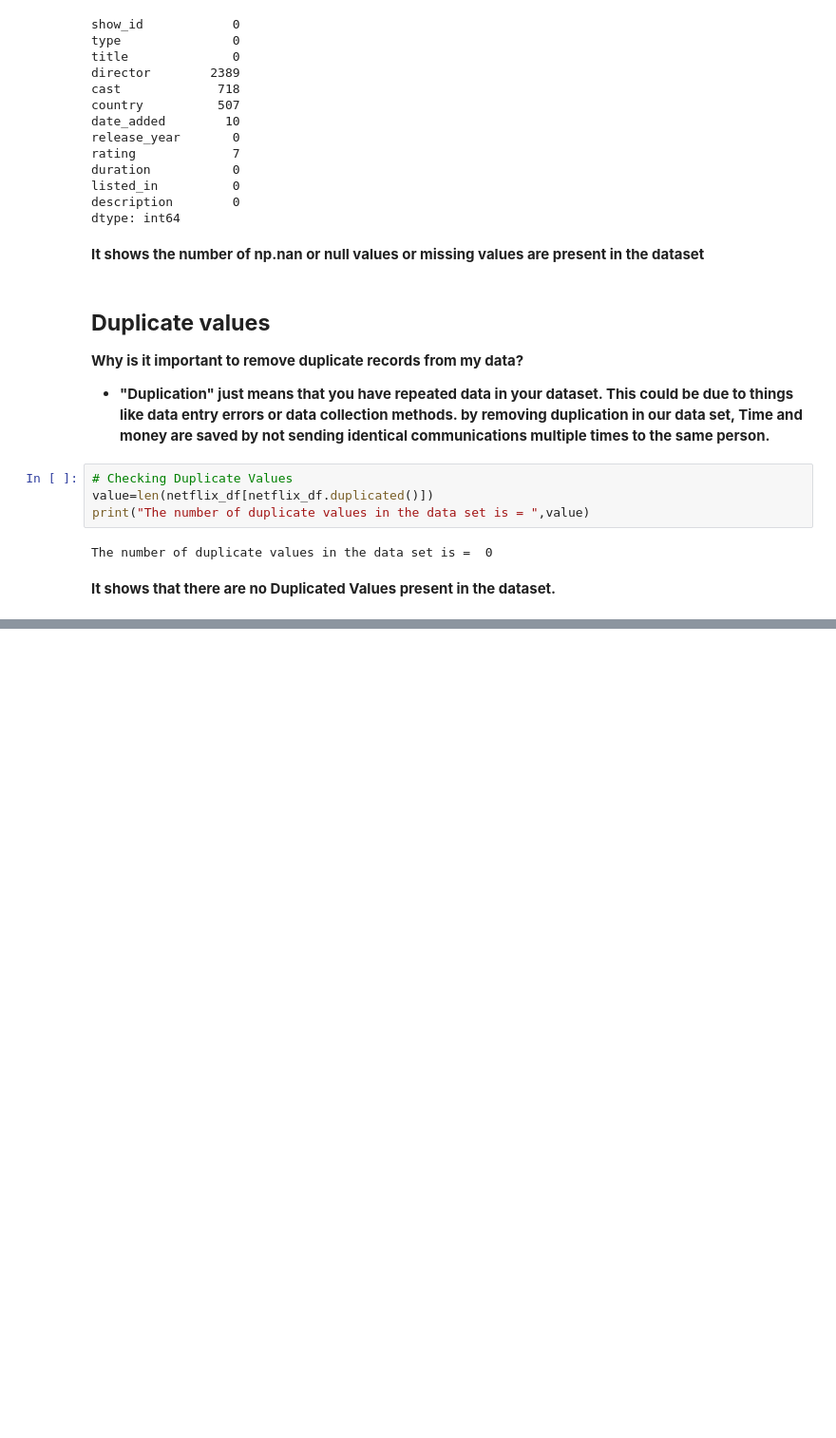
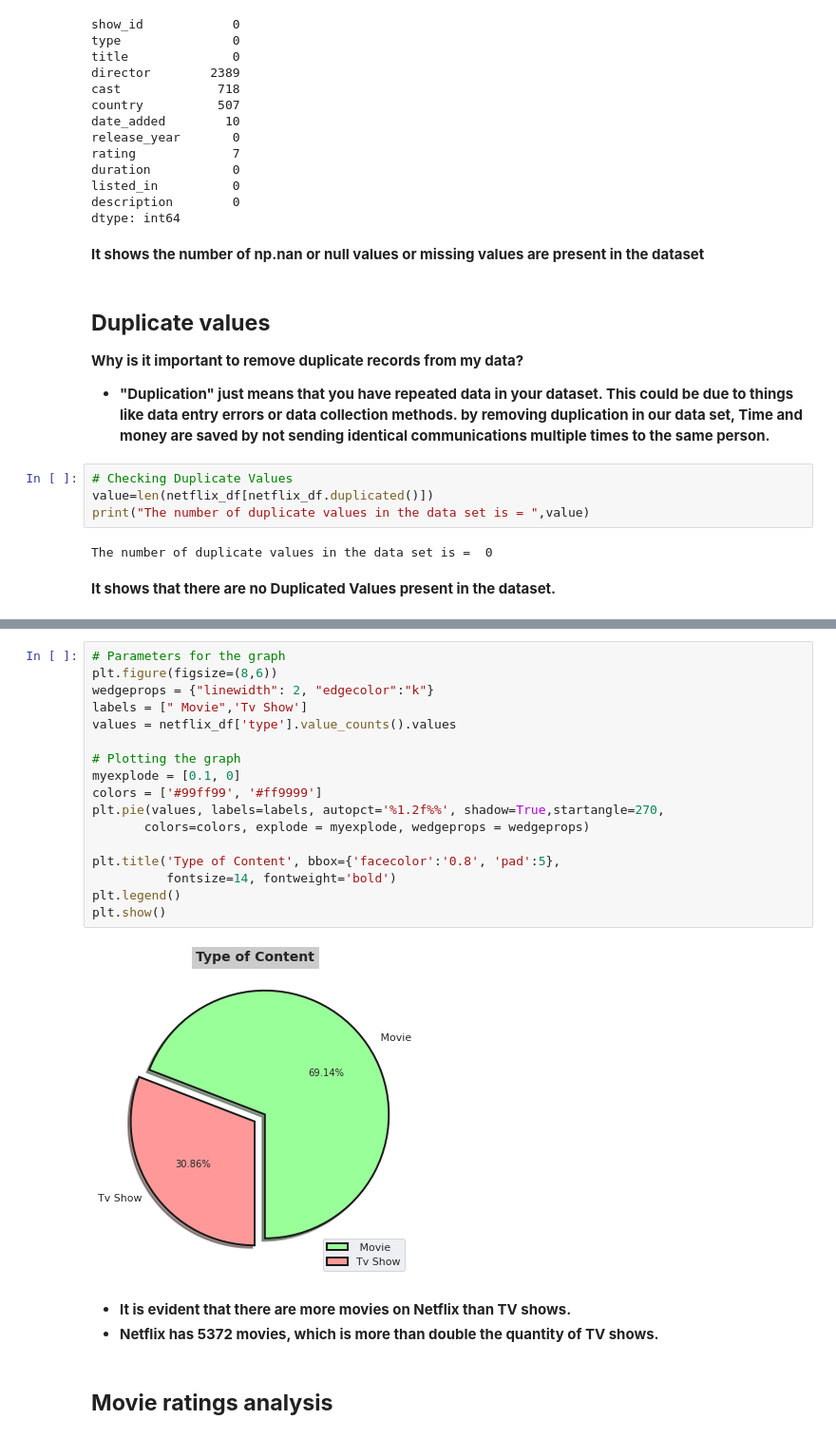
Before and after one commit to praveenbejo95/Netflix-Movies-and-TV-shows-Clustering, a Jupyter notebook: NETFLIX_MOVIES_AND_TV_SHOWS_CLUSTERING.ipynb, the cells around one changed output, grey strips where cells are left out. Shown: that part at 95% size. Cells and saved outputs as stored; diff of their text form; blank space fills up the shorter version.

```diff
--- a/NETFLIX_MOVIES_AND_TV_SHOWS_CLUSTERING.ipynb
+++ b/NETFLIX_MOVIES_AND_TV_SHOWS_CLUSTERING.ipynb
@@ -179,0 +367,24 @@ mn.bar(netflix_df,figsize = (20,6),color = 'purple')
+# %%
+# Parameters for the graph
+plt.figure(figsize=(8,6))
+wedgeprops = {"linewidth": 2, "edgecolor":"k"}
+labels = [" Movie",'Tv Show']
+values = netflix_df['type'].value_counts().values
+
+# Plotting the graph
+myexplode = [0.1, 0]
+colors = ['#99ff99', '#ff9999']
+plt.pie(values, labels=labels, autopct='%1.2f%%', shadow=True,startangle=270,
+       colors=colors, explode = myexplode, wedgeprops = wedgeprops)
+
+plt.title('Type of Content', bbox={'facecolor':'0.8', 'pad':5},
+          fontsize=14, fontweight='bold')
+plt.legend()
+plt.show()
+# %% [output]
+[figure, added]
+# %% [markdown]
+* **It is evident that there are more movies on Netflix than TV shows.**
+* **Netflix has 5372 movies, which is more than double the quantity of TV shows.**
+# %% [markdown]
+## **Movie ratings analysis**
```
Also changed, not shown: parts of 41 cells of this notebook.
